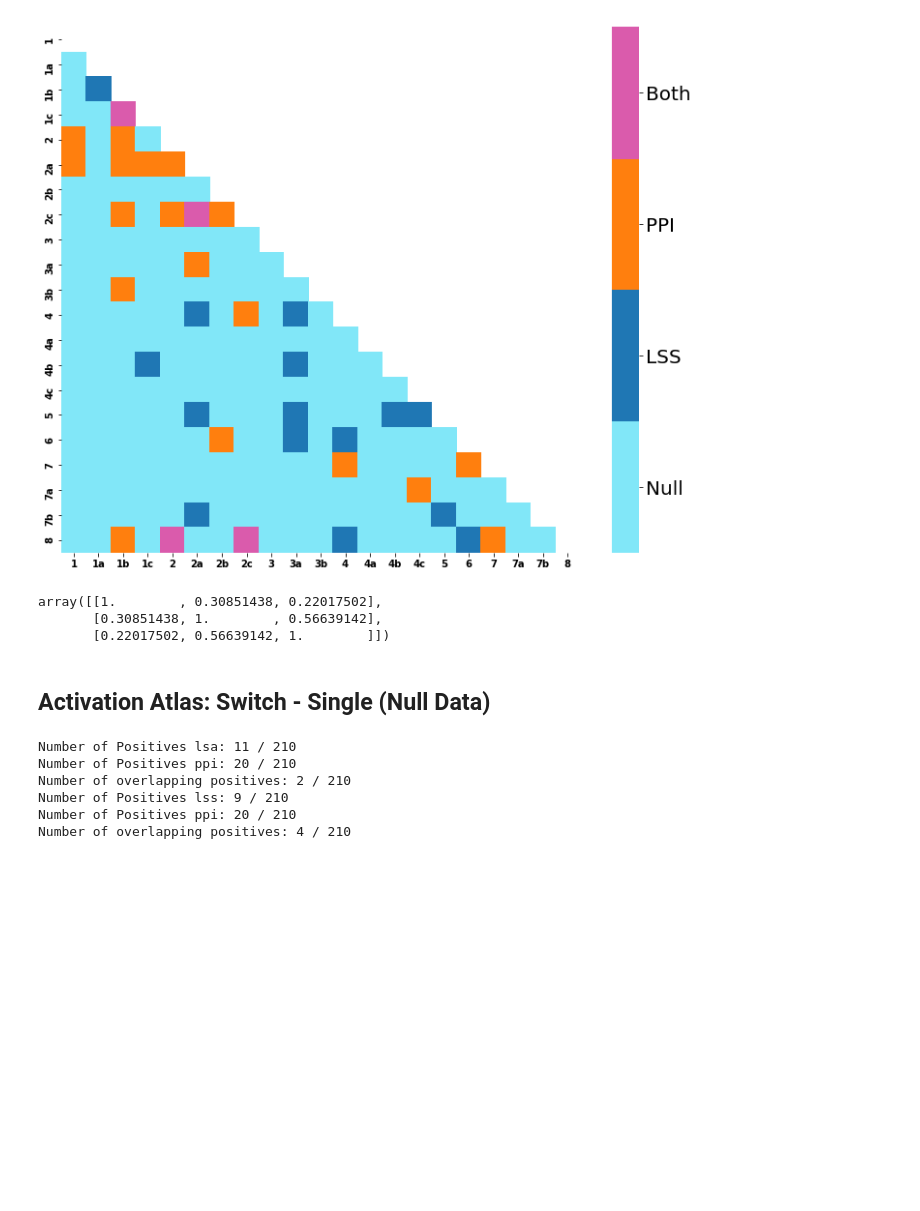
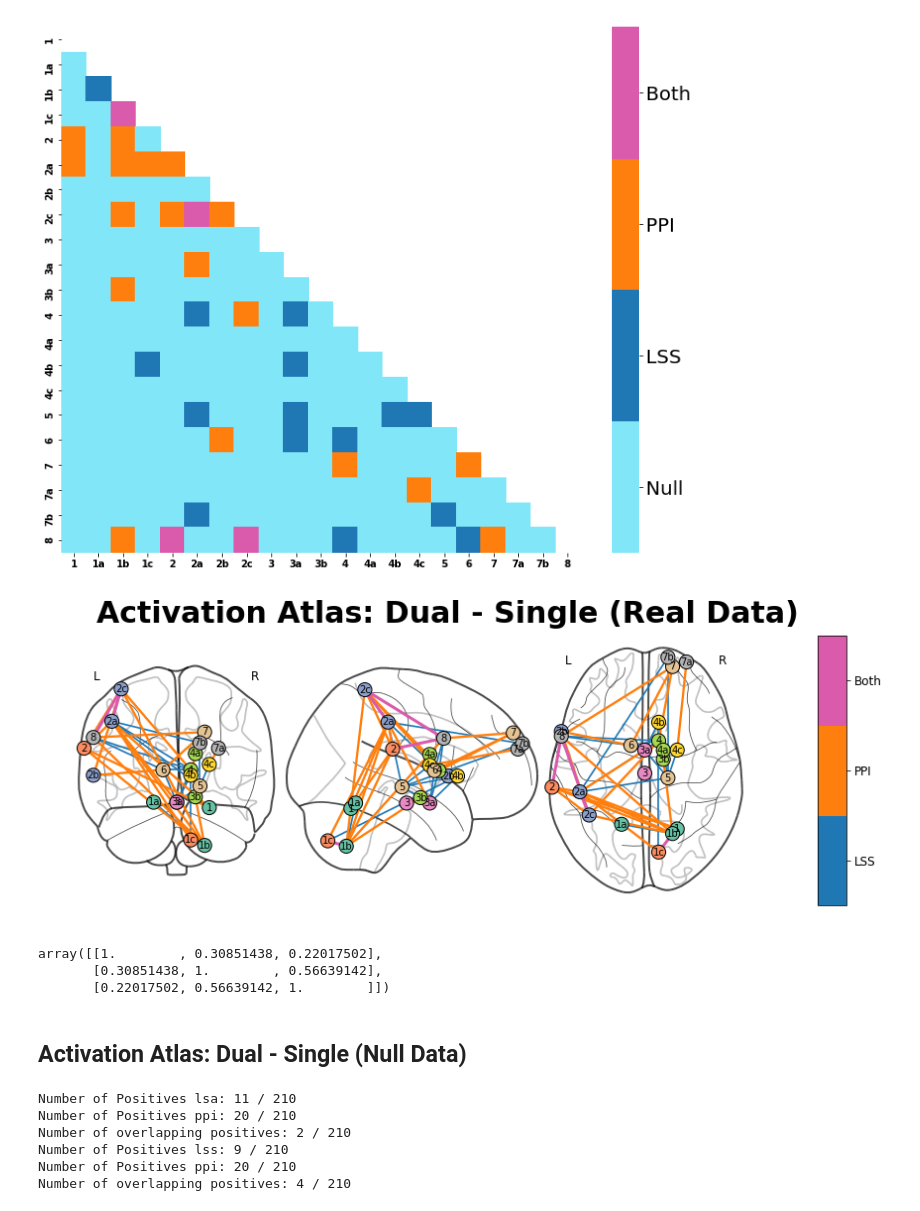
Before and after one commit to jdkent/BetaSeriesRealDataAnalysis, a Jupyter notebook: PPITest/compare_bsc_ppi.ipynb, the cells around one changed output. Cells and saved outputs as stored; diff of their text form; code cells hidden in the pictures; blank space fills up the shorter version.

Commit message:
polish analysis of PPI data

```diff
--- a/PPITest/compare_bsc_ppi.ipynb
+++ b/PPITest/compare_bsc_ppi.ipynb
@@ -70,6 +71,11 @@ import importlib
 importlib.reload(nf)
 # %% [output]
 <module 'notebook_functions' from '/home/jdkent/hpchome/bids/derivatives/PPITest/notebook_functions.py'>
+# %%
+def save_eps(fig, fname):
+    fig.savefig(fname + '.pdf', bbox_inches='tight')
+    call(["pdf2ps", fname + '.pdf', fname + '.eps'])
+    os.remove(fname + '.pdf')
 # %% [markdown]
 ## load the bold qa measures
 # %%
@@ -323,3 +342,7 @@ array([[1.        , 0.30498854, 0.20166615],
+# %%
+# load coordinate table for clusters:
+# for making activation atlas glass brain images
+coords_df = pd.read_csv('../firstLevelAnalysis/outputs/cluster_table.tsv', sep='\t')
 # %% [markdown]
 ## Activation Atlas: Dual - Single (Real Data)
 # %%
@@ -335,6 +358,13 @@ Number of Positives ppi: 22 / 210
 Number of overlapping positives: 4 / 210
 [figure]
 [figure]
+# %%
+fig = nf.make_glass_brain(overlap_lss_df, coords_df, cbar_ticks=["LSS", "PPI", "Both"])
+fig.suptitle("Activation Atlas: Dual - Single (Real Data)", size=30, weight='heavy')
+outfile = './outputs/data-real_type-brain_atlas-activation_contrast-dualxsingle_compare-lssxppi'
+save_eps(fig, outfile)
+# %% [output]
+[figure, added]
 # %%
 np.corrcoef([lsa_model_df["estimate"], lss_model_df["estimate"], ppi_model_df["estimate"]])
 # %% [output]
@@ -344,5 +406,5 @@ array([[1.        , 0.30851438, 0.22017502],
 # %% [markdown]
-## Activation Atlas: Switch - Single (Null Data)
+## Activation Atlas: Dual - Single (Null Data)
 # %%
 fig_lsa, fig_lss, ppi_model_df, lss_model_df, lsa_model_df, overlap_lsa_df, overlap_lss_df = nf.compare_ppi_lss_lsa_sig(
     fb_act_ppi_dualxsingle, fb_act_lss_dualxsingle, fb_act_lsa_dualxsingle,
```
Also changed, not shown: parts of 57 cells of this notebook, 20 other files.
